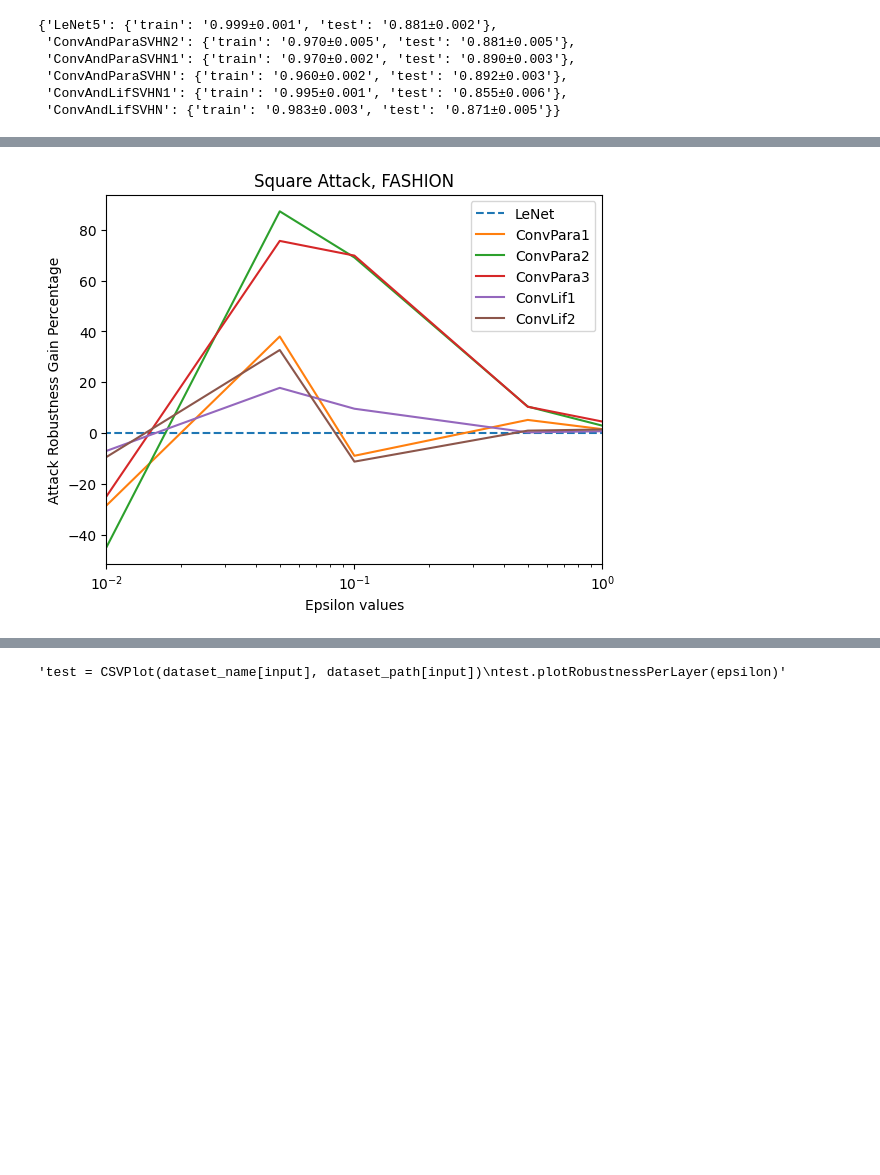
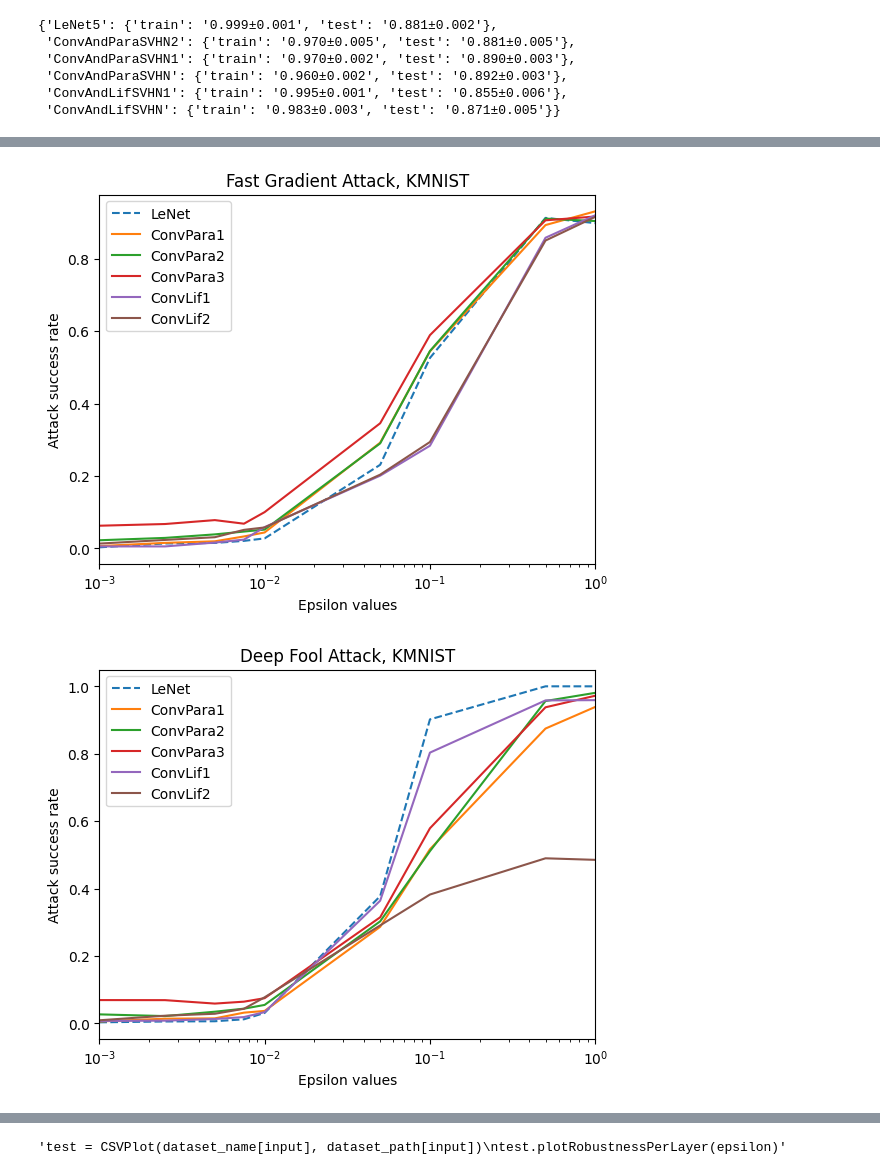
Before and after one commit to suessflorian/biological-neurons, a Jupyter notebook: Baseline Models/robustness_results.ipynb, the cells around one changed output, grey strips where cells are left out. Drawn from its saved outputs; the diff is of its cells as text; code cells hidden in the pictures; blank space fills up the shorter version.

```diff
--- a/Baseline Models/robustness_results.ipynb
+++ b/Baseline Models/robustness_results.ipynb
@@ -208,6 +241,6 @@ class CSVPlot():
 
         return None
 # %%
-test = CSVPlot('mnist', './full-conv-train-results/fashion_robust_res.txt')
-test.plotRobustnessPerEpsilon(3)
+test = CSVPlot('mnist', './full-conv-train-results/mnist_robust_res.txt')
+test.plotRobustnessPerModel('LeNet')
 # %% [output]
@@ -215,20 +248,21 @@ test.plotRobustnessPerEpsilon(3)
 # %%
 dataset_name = ['mnist','fashion','kmnist','svhn']
 dataset_path = ['/full-conv-train-results/mnist_res.txt', 'full-conv-train-results/fashion_res.txt', \
                 'full-conv-train-results/kmnist_res.txt', 'full-conv-train-results/svhn_res.txt']
 input = 3
 attack = 0
 epsilon = 0.5
 
-#for i in range(4):
-test = CSVPlot('fashion', './full-conv-train-results/fashion_robust_res.txt')
-test.plotRobustnessPerEpsilon(3)
+for i in range(4):
+    test = CSVPlot('kmnist', './full-conv-train-results/kmnist_robust_res.txt')
+    test.plotRobustnessPerEpsilon(i)
 
 '''for i in range(len(dataset_name)):
     test = CSVPlot(dataset_name[i], dataset_path[i])
     test.plotRobustnessPerEpsilon(attack)'''
 
 '''test = CSVPlot(dataset_name[input], dataset_path[input])
 test.plotRobustnessPerLayer(epsilon)'''
 # %% [output]
-[figure, old version]
+[figure, new version]
+[figure, added]
```
Also changed, not shown: parts of 4 cells of this notebook, 3 other files.
